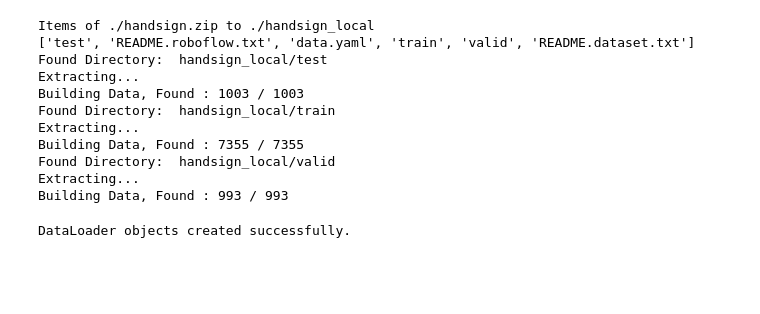
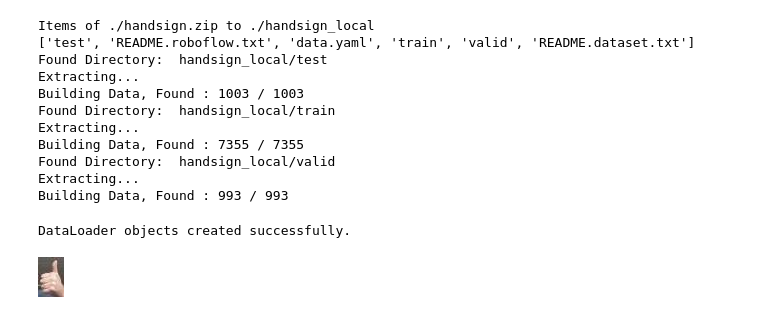
Before and after one commit to willlkhang/my-torch-lib, a Jupyter notebook: model_exception.ipynb, the cells around one changed output. Cells and saved outputs as stored; diff of their text form; code cells hidden in the pictures; blank space fills up the shorter version.

```diff
--- a/model_exception.ipynb
+++ b/model_exception.ipynb
@@ -491,6 +491,13 @@ test_dataloader = DataLoader(test_set, batch_size=batch_size, shuffle=False, num
 print("DataLoader objects created successfully.")
 # %% [output]
 DataLoader objects created successfully.
+# %%
+def show_img(path):
+
+    return Image.open(path)
+show_img(data['test'][0][0])
+# %% [output]
+[figure, added]
 # %%
 output_dim = 5
 
```
Also changed, not shown: parts of 2 cells of this notebook.
